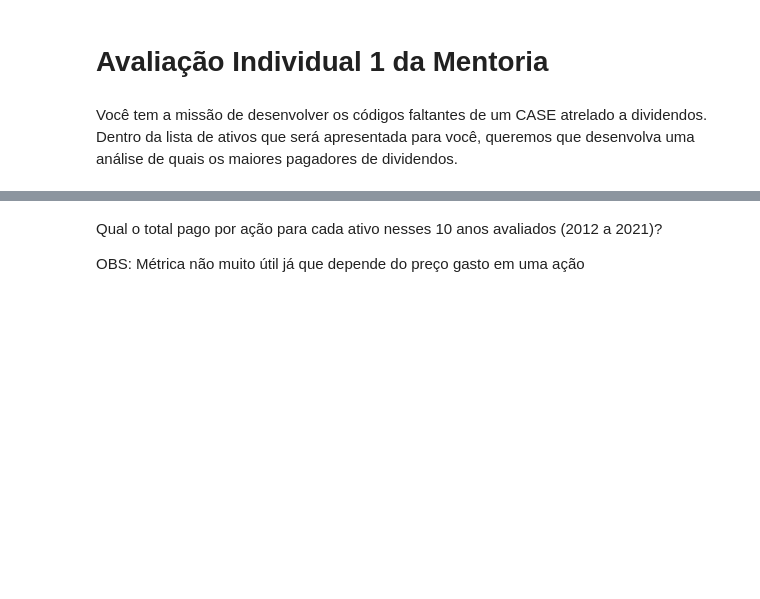
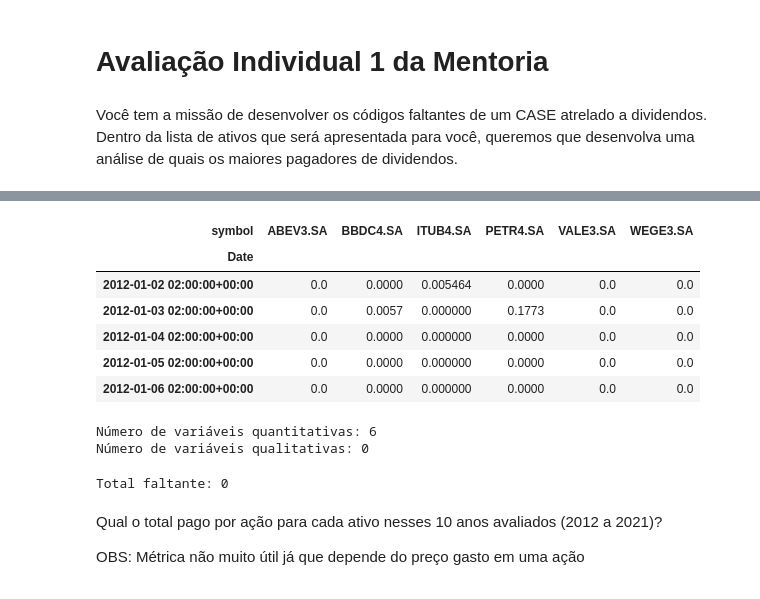
Before and after one commit to rubemmnf/Mercado-Financeiro, a Jupyter notebook: TradingDados/Case2Mentoria/Avaliação_individual_1_mentoria.ipynb, the cells around one changed output, grey strips where cells are left out. Drawn from its saved outputs; the diff is of its cells as text; code cells hidden in the pictures; blank space fills up the shorter version.

```diff
--- a/TradingDados/Case2Mentoria/Avaliação_individual_1_mentoria.ipynb
+++ b/TradingDados/Case2Mentoria/Avaliação_individual_1_mentoria.ipynb
@@ -23,2 +80,12 @@ dividendos = vbt.YFData.download(tickers,
 # %%
 # TASK 3 -  Trazer as primeiras linhas do DF de dividendos
+
+dividendos.head()
+# %% [output]
+| symbol | ABEV3.SA | BBDC4.SA | ITUB4.SA | PETR4.SA | VALE3.SA | WEGE3.SA |
+| Date |  |  |  |  |  |  |
+| 2012-01-02 02:00:00+00:00 | 0.0 | 0.0000 | 0.005464 | 0.0000 | 0.0 | 0.0 |
+| 2012-01-03 02:00:00+00:00 | 0.0 | 0.0057 | 0.000000 | 0.1773 | 0.0 | 0.0 |
+| 2012-01-04 02:00:00+00:00 | 0.0 | 0.0000 | 0.000000 | 0.0000 | 0.0 | 0.0 |
+| 2012-01-05 02:00:00+00:00 | 0.0 | 0.0000 | 0.000000 | 0.0000 | 0.0 | 0.0 |
+| 2012-01-06 02:00:00+00:00 | 0.0 | 0.0000 | 0.000000 | 0.0000 | 0.0 | 0.0 |
@@ -29,3 +92,30 @@ dividendos = vbt.YFData.download(tickers,
+# %%
+# TASK 4 - Quantas variáveis são quantitativas e quantas são qualitativas usando um método?
+
+dividendos
+
+num_quant = 0
+num_qual = 0
+for col in dividendos.columns:
+    if dividendos[col].dtype == 'float64' or dividendos[col].dtype == 'int64':
+        num_quant += 1
+    else:
+        num_qual += 1
+
+print(f'Número de variáveis quantitativas: {num_quant}')
+print(f'Número de variáveis qualitativas: {num_qual}')
+# %% [output]
+Número de variáveis quantitativas: 6
+Número de variáveis qualitativas: 0
+# %%
+#TASK 5 - Tem dado faltante?
+
+dividendos_na = dividendos.isna().sum()
+dividendos_null = dividendos.isnull().sum()
+
+print(f'Total faltante: {dividendos_na.sum() + dividendos_null.sum()}')
+# %% [output]
+Total faltante: 0
 # %% [markdown]
 Qual o total pago por ação para cada ativo nesses 10 anos avaliados (2012 a 2021)?<p>
 OBS: Métrica não muito útil já que depende do preço gasto em uma ação
```
Also changed, not shown: parts of 13 cells of this notebook.
